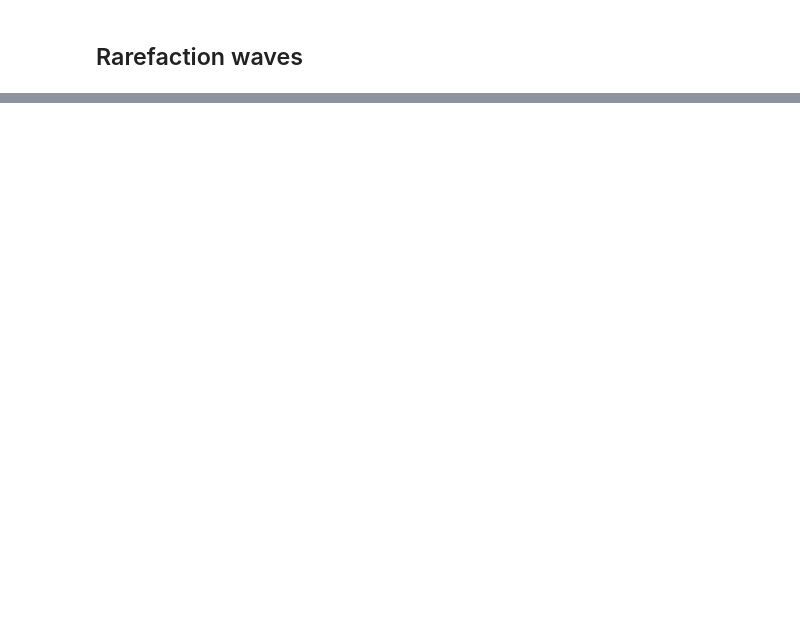
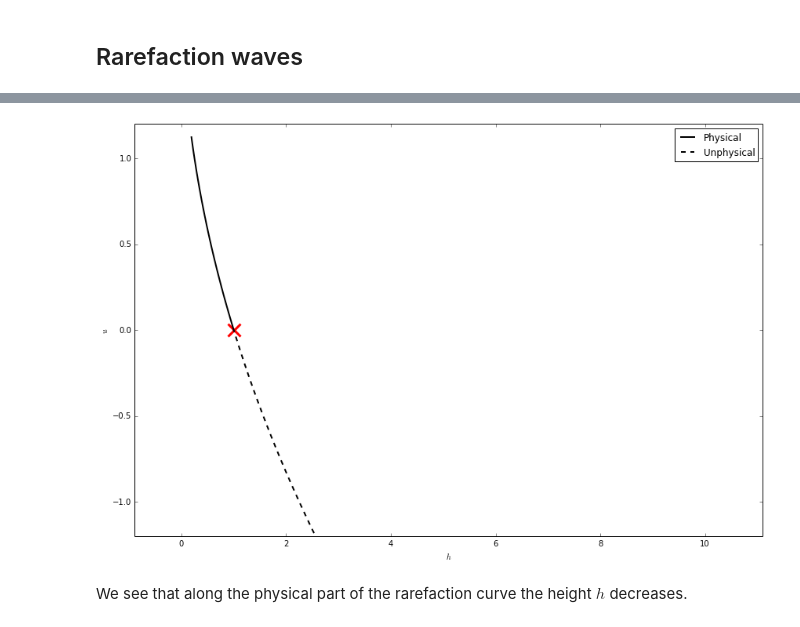
Before and after one commit to IanHawke/RiemannPython, a Jupyter notebook: Lesson_04_Shallow_Water.ipynb, the cells around one changed output, grey strips where cells are left out. Saved outputs shown, nothing was run; the diff lists cells and outputs as text; code cells hidden in the pictures; blank space fills up the shorter version.

```diff
--- a/Lesson_04_Shallow_Water.ipynb
+++ b/Lesson_04_Shallow_Water.ipynb
@@ -71,0 +185,34 @@ showing that the eigenvectors of the Jacobian can be straightforwardly found fro
+# %%
+def plot_sw_rarefaction_physical(hl, ul):
+    "Plot the rarefaction curve through the state (hl, ul)"
+
+    xil = ul - np.sqrt(hl)
+    xi_physical = np.linspace(xil, xi_max)
+    xi_unphysical = np.linspace(xi_min, xil)
+    h_physical = ((xil - xi_physical) / 3.0 + np.sqrt(hl))**2
+    u_physical = 2.0 * (xi_physical - xil) / 3.0 + ul
+    h_unphysical = ((xil - xi_unphysical) / 3.0 + np.sqrt(hl))**2
+    u_unphysical = 2.0 * (xi_unphysical - xil) / 3.0 + ul
+
+
+    fig = plt.figure(figsize=(12,8))
+    ax = fig.add_subplot(111)
+    ax.plot(hl, ul, 'rx', markersize = 16, markeredgewidth = 3)
+    ax.plot(h_physical, u_physical, 'k-', linewidth = 2, label="Physical")
+    ax.plot(h_unphysical, u_unphysical, 'k--', linewidth = 2, label="Unphysical")
+    ax.set_xlabel(r"$h$")
+    ax.set_ylabel(r"$u$")
+    dh = h_max - h_min
+    du = u_max - u_min
+    ax.set_xbound(h_min - 0.1 * dh, h_max + 0.1 * dh)
+    ax.set_ybound(u_min - 0.1 * du, u_max + 0.1 * du)
+    ax.legend()
+    fig.tight_layout()
+# %%
+interactive(plot_sw_rarefaction_physical,
+            hl = FloatSliderWidget(min = 0.1, max = 10.0, value = 1.0),
+            ul = FloatSliderWidget(min = -1.0, max = 1.0, value = 0.0))
+# %% [output]
+[figure, added]
+# %% [markdown]
+We see that along the physical part of the rarefaction curve the height $h$ decreases.
```
Also changed, not shown: parts of 49 cells of this notebook, 1 other file.
